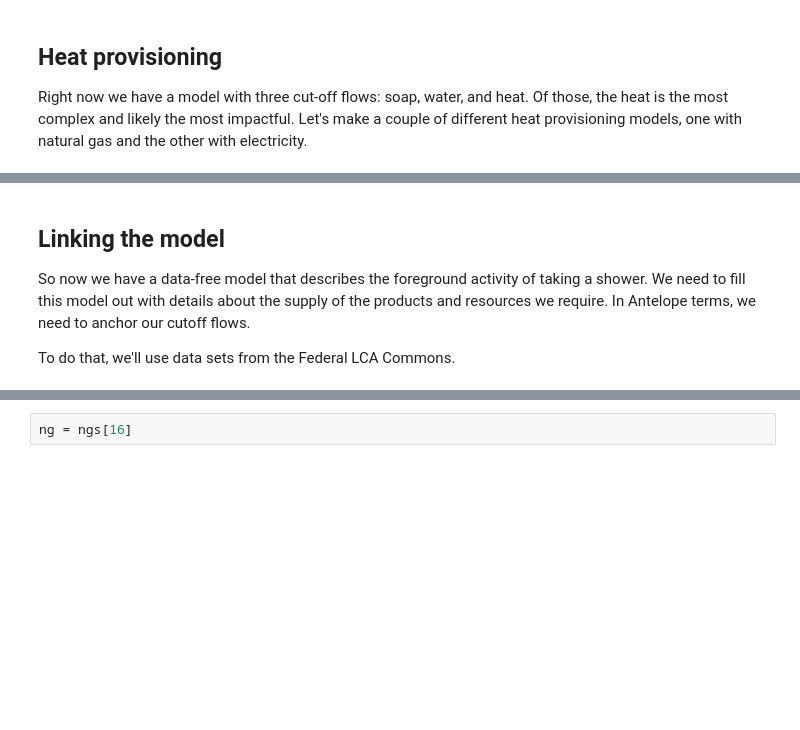
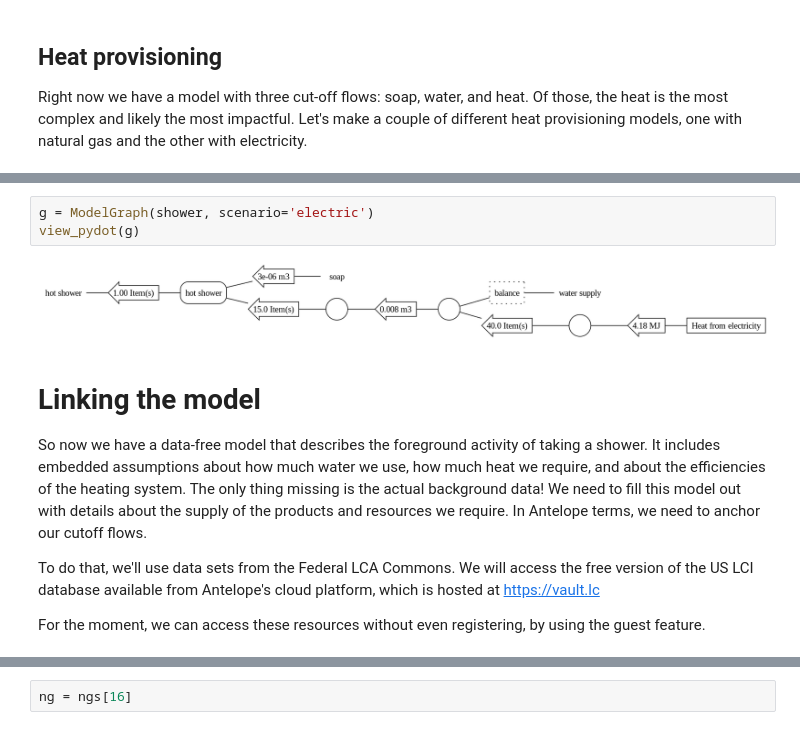
Before and after one commit to AntelopeLCA/user, a Jupyter notebook: demos/ISSST Hot Shower.ipynb, the cells around one changed output, grey strips where cells are left out. Cells and saved outputs as stored; diff of their text form; blank space fills up the shorter version.

```diff
--- a/demos/ISSST Hot Shower.ipynb
+++ b/demos/ISSST Hot Shower.ipynb
@@ -103,8 +431,15 @@ view_pydot(g)
+# %%
+g = ModelGraph(shower, scenario='electric')
+view_pydot(g)
+# %% [output]
+[figure, added]
 # %% [markdown]
-## Linking the model
+# Linking the model
 
-So now we have a data-free model that describes the foreground activity of taking a shower.  We need to fill this model out with details about the supply of the products and resources we require.  In Antelope terms, we need to anchor our cutoff flows.
+So now we have a data-free model that describes the foreground activity of taking a shower.  It includes embedded assumptions about how much water we use, how much heat we require, and about the efficiencies of the heating system. The only thing missing is the actual background data!  We need to fill this model out with details about the supply of the products and resources we require.  In Antelope terms, we need to anchor our cutoff flows.
 
-To do that, we'll use data sets from the Federal LCA Commons.
+To do that, we'll use data sets from the Federal LCA Commons.  We will access the free version of the US LCI database available from Antelope's cloud platform, which is hosted at [https://vault.lc](https://vault.lc)
+
+For the moment, we can access these resources without even registering, by using the guest feature.
 # %%
 cat.blackbook_guest('https://sc.vault.lc')
```
Also changed, not shown: parts of 132 cells of this notebook.
